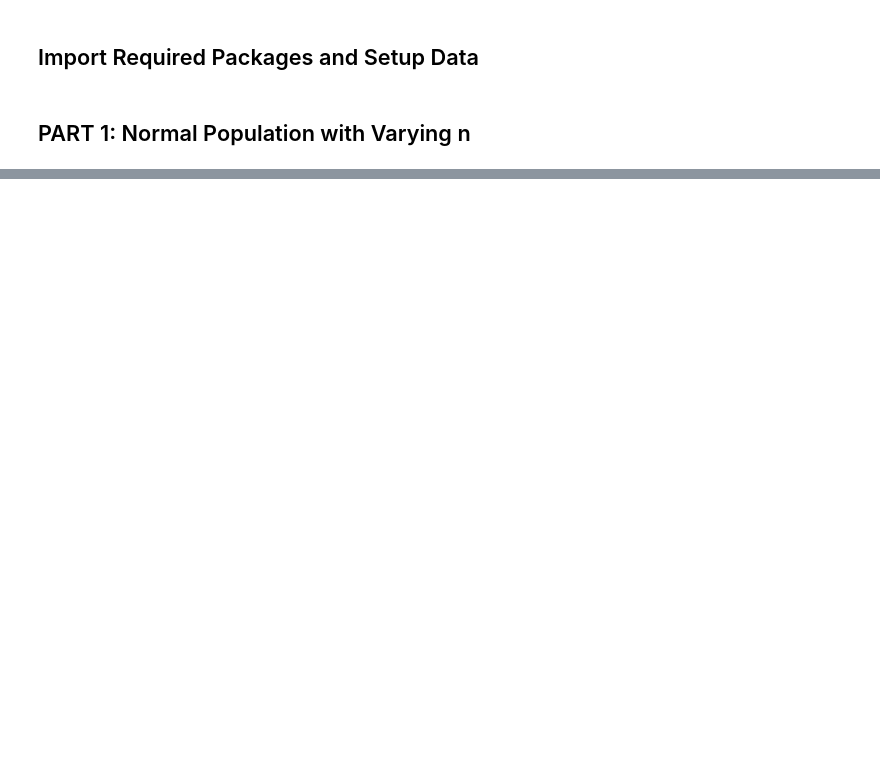
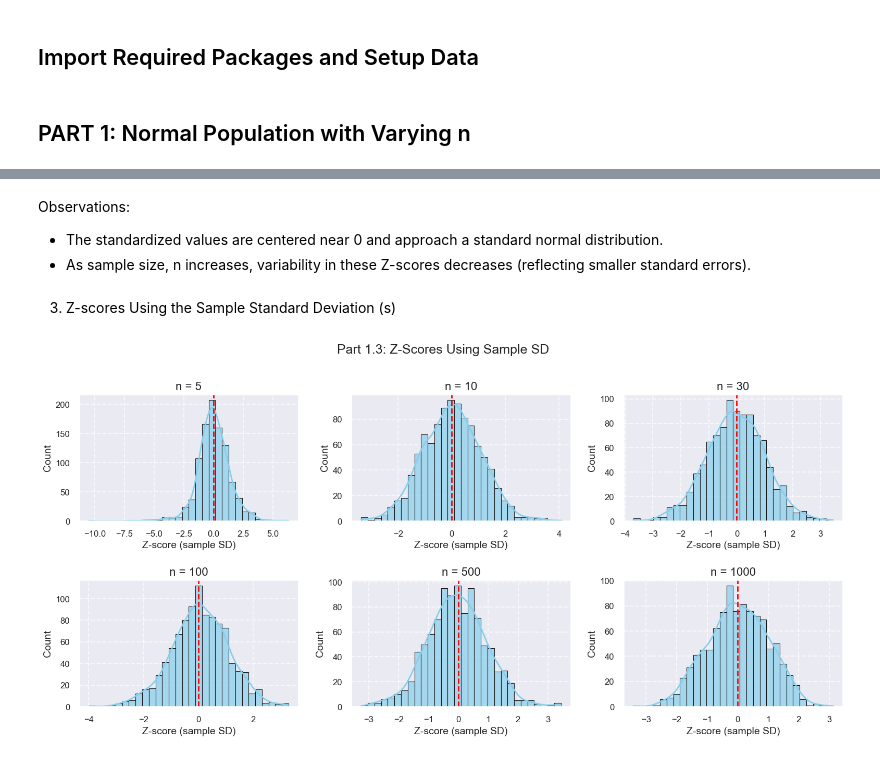
Before and after one commit to rapaugustino/simulation-project-1, a Jupyter notebook: simulation_project_1.ipynb, the cells around one changed output, grey strips where cells are left out. Cells and saved outputs as stored; diff of their text form; code cells hidden in the pictures; blank space fills up the shorter version.

```diff
--- a/simulation_project_1.ipynb
+++ b/simulation_project_1.ipynb
@@ -466,0 +131,32 @@ The robustness of one-sample t-procedures is contingent upon the underlying popu
+# %% [markdown]
+Observations:
+- The standardized values are centered near 0 and approach a standard normal distribution.
+- As sample size, n increases, variability in these Z-scores decreases (reflecting smaller standard errors).
+# %% [markdown]
+3. Z-scores Using the Sample Standard Deviation (s)
+# %%
+fig, axs = plt.subplots(2, 3, figsize=(16, 8))
+axs = axs.flatten()
+
+for i, n in enumerate(sample_sizes_part1):
+    z_sample_vals = []
+    for _ in range(simulations):
+        sample_data = simulation_population_data('normal', n)
+        x_bar = np.mean(sample_data)
+        s = np.std(sample_data, ddof=1)
+        z_samp = (x_bar - mu) / (s / np.sqrt(n))
+        z_sample_vals.append(z_samp)
+
+    sns.histplot(z_sample_vals, bins=30, kde=True, color='skyblue', edgecolor='k',
+                 alpha=0.7, ax=axs[i])
+    axs[i].axvline(0, color='red', linestyle='--')
+    axs[i].set_title(f'n = {n}')
+    axs[i].set_xlabel('Z-score (sample SD)')
+    axs[i].set_ylabel('Count')
+
+
+fig.suptitle('Part 1.3: Z-Scores Using Sample SD', fontsize=18)
+plt.tight_layout()
+plt.show()
+# %% [output]
+[figure, added]
```
Also changed, not shown: parts of 58 cells of this notebook, 2 other files.
